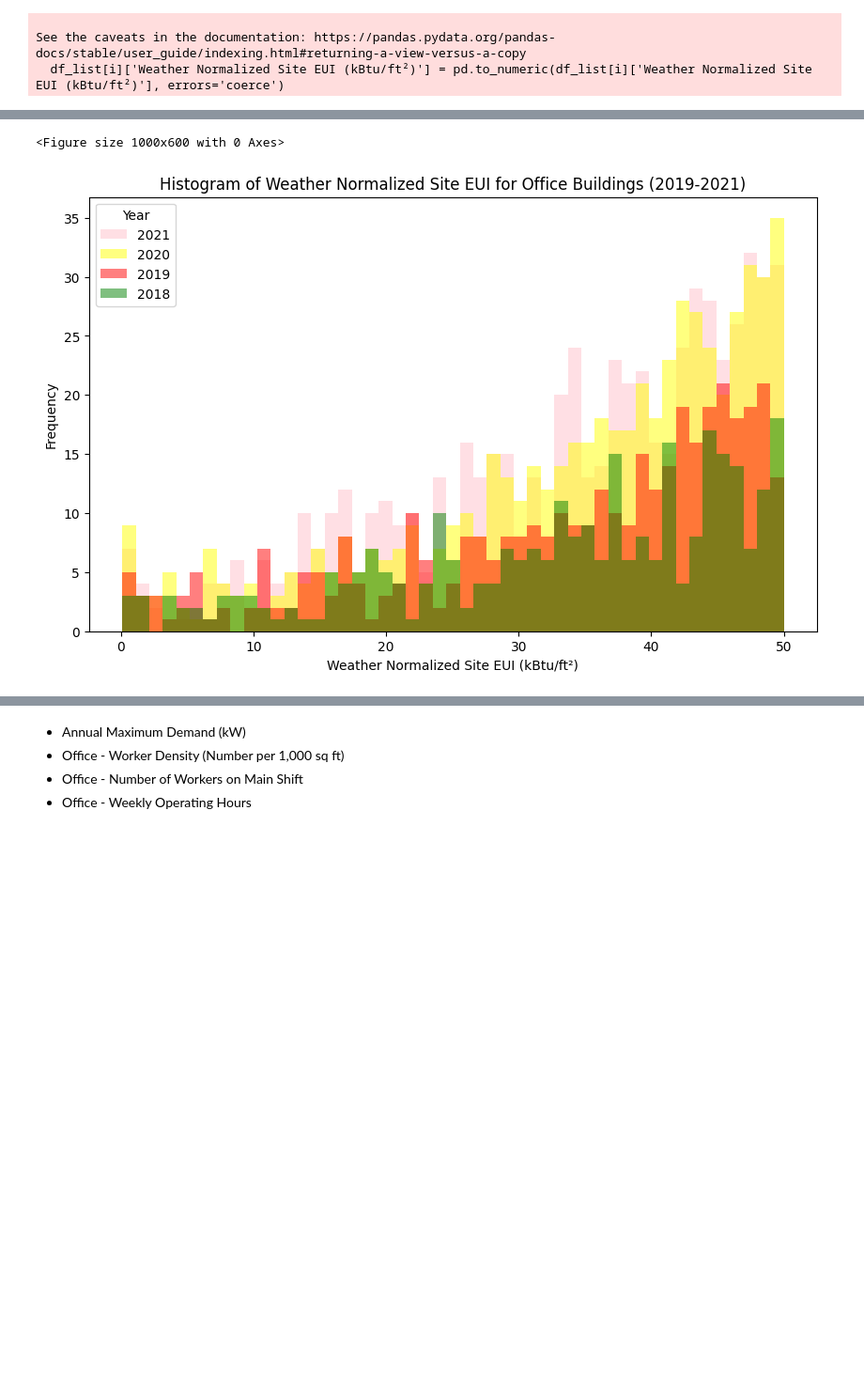
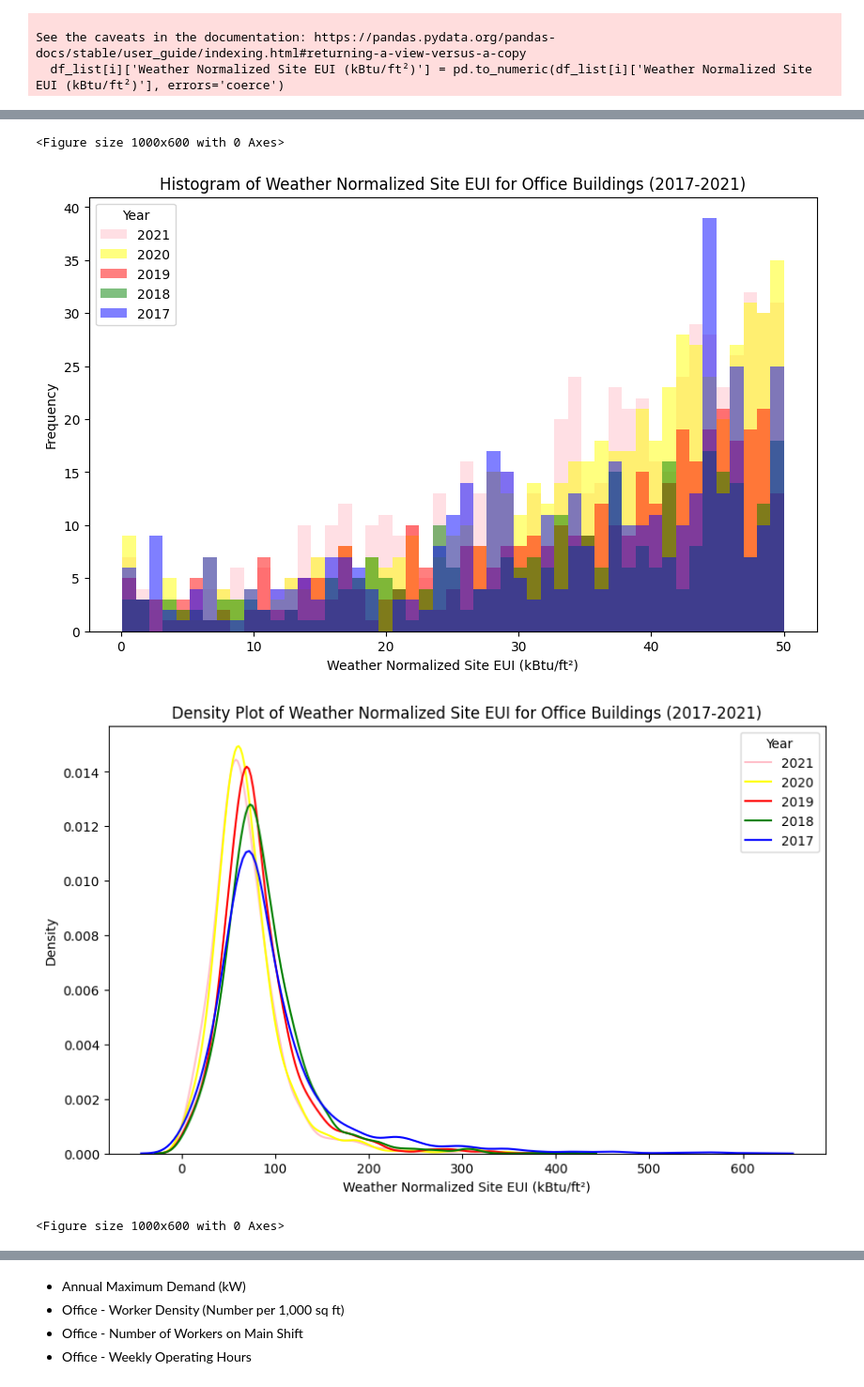
Before and after one commit to NomiBobby/BuildingEnergy-RemoteWorking, a Jupyter notebook: energy_building.ipynb, the cells around one changed output, grey strips where cells are left out. Shown at 94% size. Saved outputs shown, nothing was run; the diff lists cells and outputs as text; code cells hidden in the pictures; blank space fills up the shorter version.

```diff
--- a/energy_building.ipynb
+++ b/energy_building.ipynb
@@ -165,47 +199,85 @@ See the caveats in the documentation: https://pandas.pydata.org/pandas-docs/stab
 # office_2014['Year'] = 2014
 # office_2015['Year'] = 2015
 # office_2016['Year'] = 2016
-# office_2017['Year'] = 2017
+office_2017['Year'] = 2017
 office_2018['Year'] = 2018
 office_2019['Year'] = 2019
 office_2020['Year'] = 2020
 office_2021['Year'] = 2021
 
-offices = pd.concat([office_2018, office_2019, office_2020, office_2021])
+offices = pd.concat([office_2017, office_2018, office_2019, office_2020, office_2021])
 
 # print (offices.head())
 # print (offices.shape)
 # %%
+import seaborn as sns
+
 # # Drop rows with NaN values in 'Weather Normalized Site EUI (kBtu/ft²)' column
 offices_cleaned = offices.dropna(subset=['Weather Normalized Site EUI (kBtu/ft²)'])
 # offices_cleaned = offices_cleaned.drop(offices_cleaned['Weather Normalized Site EUI (kBtu/ft²)'])
 offices_cleaned['Weather Normalized Site EUI (kBtu/ft²)'] = pd.to_numeric(offices_cleaned['Weather Normalized Site EUI (kBtu/ft²)'])
 offices_cleaned = offices_cleaned[offices_cleaned['Weather Normalized Site EUI (kBtu/ft²)'] > 0]
 
 # #offices_cleaned = offices.fillna({'Weather Normalized Site EUI (kBtu/ft²)': '0'})
 plt.figure(figsize=(10, 6))
 
 # Define bins for the histogram
 bins = np.linspace(min(offices_cleaned['Weather Normalized Site EUI (kBtu/ft²)'].min(),
                    offices_cleaned['Weather Normalized Site EUI (kBtu/ft²)'].max()), 50)
 
 plt.figure(figsize=(10, 6))
 
-for year, color in zip([2021, 2020, 2019, 2018, 2017, 2016, 2015, 2014], ['pink', 'yellow', 'red', 'green', 'blue', 'grey', 'purple', 'orange']):
+for year, color in zip([2021, 2020, 2019, 2018, 2017], ['pink', 'yellow', 'red', 'green', 'blue']):
     subset = offices_cleaned[offices_cleaned['Year'] == year]
     plt.hist(subset['Weather Normalized Site EUI (kBtu/ft²)'], bins=bins,
              alpha=0.5, color=color, label=str(year))
 
-plt.title('Histogram of Weather Normalized Site EUI for Office Buildings (2019-2021)')
+plt.title('Histogram of Weather Normalized Site EUI for Office Buildings (2017-2021)')
 plt.xlabel('Weather Normalized Site EUI (kBtu/ft²)')
 plt.ylabel('Frequency')
 plt.legend(title='Year')
 plt.show()
+
+plt.figure(figsize=(10, 6))
+
+for year, color in zip([2021, 2020, 2019, 2018, 2017], ['pink', 'yellow', 'red', 'green', 'blue']):
+    subset = offices_cleaned[offices_cleaned['Year'] == year]
+    sns.kdeplot(subset['Weather Normalized Site EUI (kBtu/ft²)'],
+             color=color, label=str(year))
+
+plt.title('Density Plot of Weather Normalized Site EUI for Office Buildings (2017-2021)')
+plt.xlabel('Weather Normalized Site EUI (kBtu/ft²)')
+plt.ylabel('Density')
+plt.legend(title='Year')
+plt.show()
+
+plt.figure(figsize=(10, 6))
+
+# We need to build a list of arrays for plt.hist()
+# Set color palette
+sns.set_palette('colorblind', 5)
+
+plt.figure(figsize=(10, 6))
+
+# We need to build a list of arrays for plt.hist()
+data = [offices_cleaned.loc[offices_cleaned['Year'] == year, 'Weather Normalized Site EUI (kBtu/ft²)'] for year in [2021, 2020, 2019, 2018, 2017]]
+labels = ['2021', '2020', '2019', '2018', '2017']
+
+# Here plt.hist() will use the color palette set above
+plt.hist(data, bins, stacked=True, label=labels)
+
+plt.title('Stacked Histogram of Weather Normalized Site EUI for Office Buildings (2017-2021)')
+plt.xlabel('Weather Normalized Site EUI (kBtu/ft²)')
+plt.ylabel('Frequency')
+plt.legend(title='Year')
+plt.show()
 # %% [output]
 A value is trying to be set on a copy of a slice from a DataFrame.
 Try using .loc[row_indexer,col_indexer] = value instead
 
 See the caveats in the documentation: https://pandas.pydata.org/pandas-docs/stable/user_guide/indexing.html#returning-a-view-versus-a-copy
   offices_cleaned['Weather Normalized Site EUI (kBtu/ft²)'] = pd.to_numeric(offices_cleaned['Weather Normalized Site EUI (kBtu/ft²)'])
 <Figure size 1000x600 with 0 Axes>
-[figure, old version]
+[figure, new version]
+[figure, added]
+<Figure size 1000x600 with 0 Axes>
```
Also changed, not shown: parts of 33 cells of this notebook, 2 other files.
